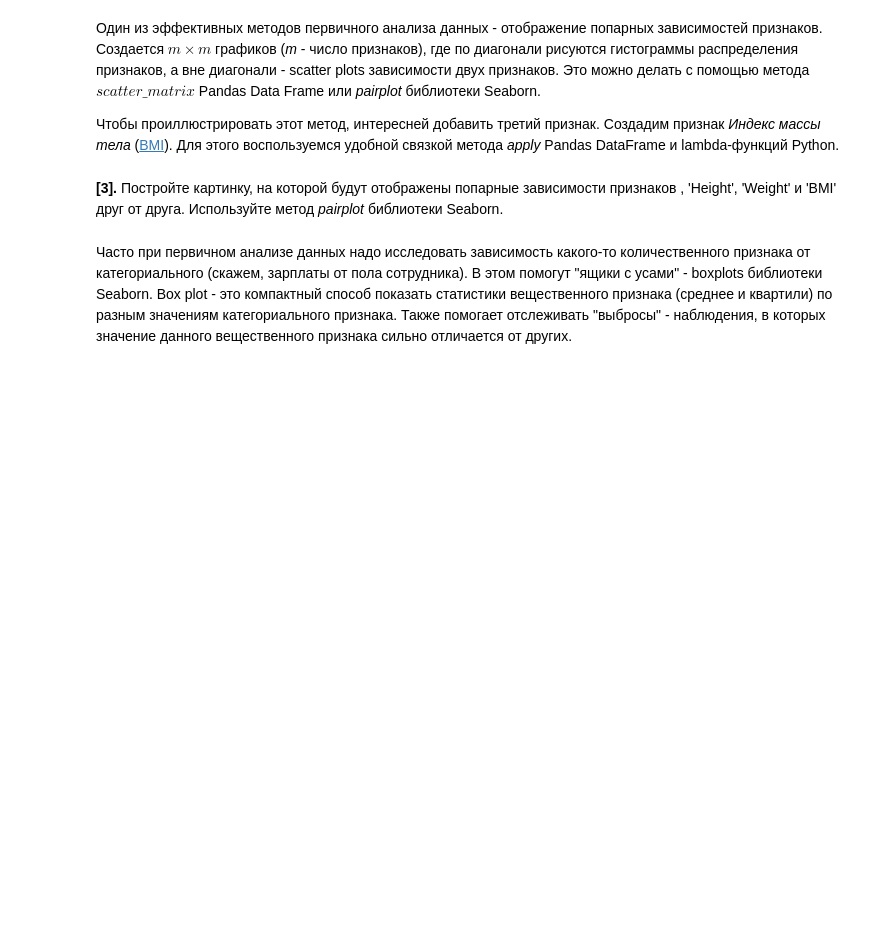
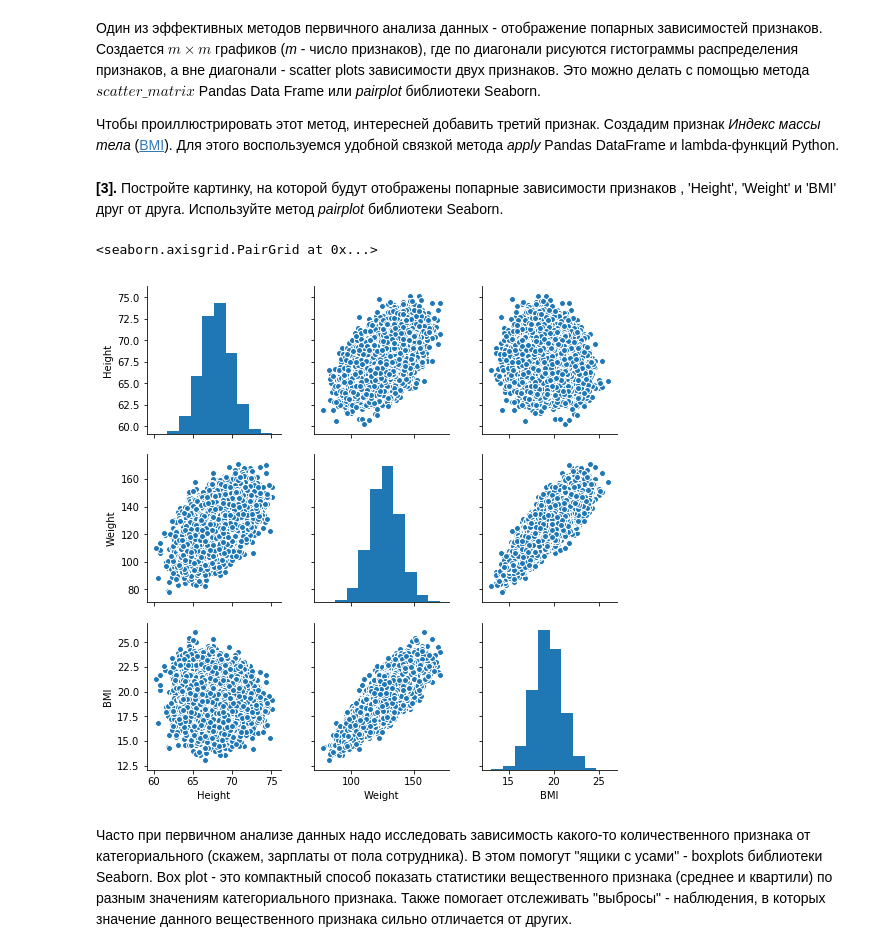
Before and after one commit to chance-comer/coursera_data_analysis_and_ML, a Jupyter notebook: Learn_on_data/_3791dd48ff93b23aff49215d7a9fc9af_peer_review_linreg_height_weight.ipynb, the cells around one changed output. Saved outputs shown, nothing was run; the diff lists cells and outputs as text; code cells hidden in the pictures; blank space fills up the shorter version.

```diff
--- a/Learn_on_data/_3791dd48ff93b23aff49215d7a9fc9af_peer_review_linreg_height_weight.ipynb
+++ b/Learn_on_data/_3791dd48ff93b23aff49215d7a9fc9af_peer_review_linreg_height_weight.ipynb
@@ -81,6 +81,10 @@ data['BMI'] = data.apply(lambda row: make_bmi(row['Height'],
 **[3].** Постройте картинку, на которой будут отображены попарные зависимости признаков , 'Height', 'Weight' и 'BMI' друг от друга. Используйте метод *pairplot* библиотеки Seaborn.
 # %%
 # Ваш код здесь
+sns.pairplot(data)
+# %% [output]
+<seaborn.axisgrid.PairGrid at 0x...>
+[figure, added]
 # %% [markdown]
 Часто при первичном анализе данных надо исследовать зависимость какого-то количественного признака от категориального (скажем, зарплаты от пола сотрудника). В этом помогут "ящики с усами" - boxplots библиотеки Seaborn. Box plot - это компактный способ показать статистики вещественного признака (среднее и квартили) по разным значениям категориального признака. Также помогает отслеживать "выбросы" - наблюдения, в которых значение данного вещественного признака сильно отличается от других.
 # %% [markdown]
```
Also changed, not shown: parts of 3 cells of this notebook, 1 other file.
